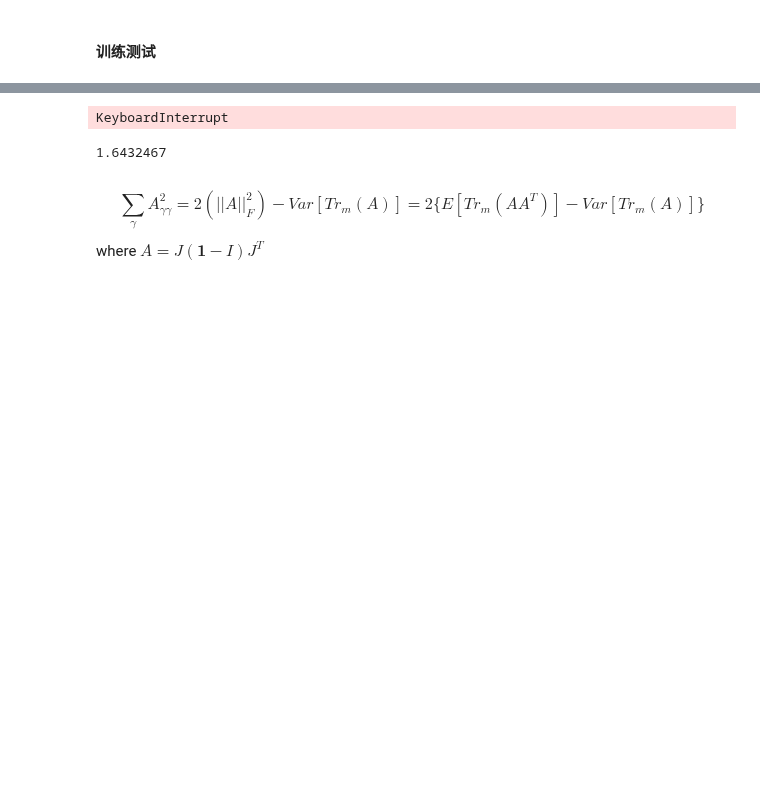
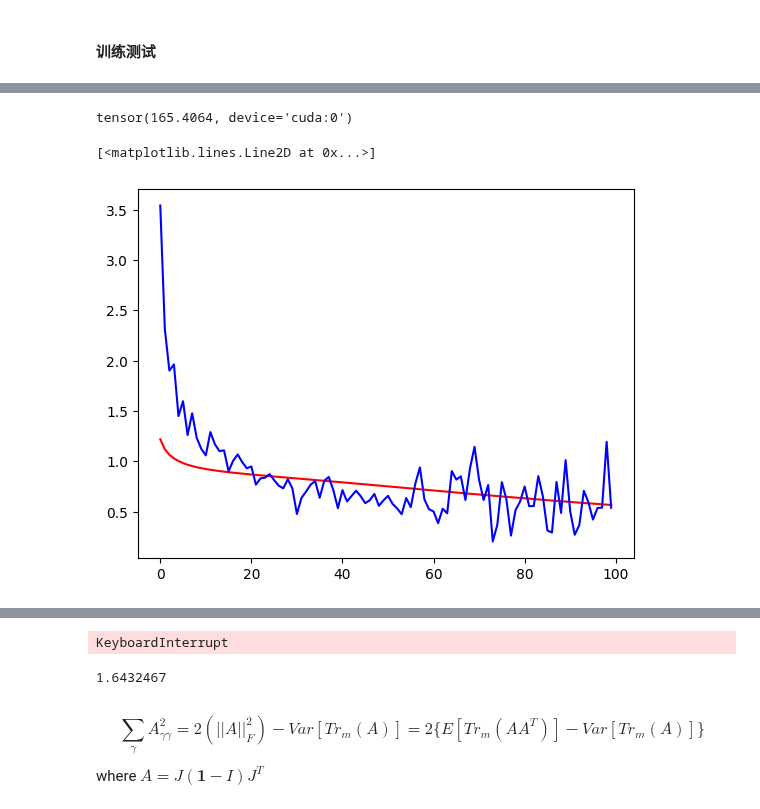
Before and after one commit to veya2ztn/Seq2SeqAutoregressiveModel, a Jupyter notebook: Jacobian与Hessian.ipynb, the cells around one changed output, grey strips where cells are left out. Drawn from its saved outputs; the diff is of its cells as text; code cells hidden in the pictures; blank space fills up the shorter version.

```diff
--- a/Jacobian与Hessian.ipynb
+++ b/Jacobian与Hessian.ipynb
@@ -490,0 +594,53 @@ plt.plot(accues2,'b')
+# %%
+grad_modifier = NGmode_estimate(1,1,100)
+grad_modifier.func_model, params = make_functional(model,disable_autograd_tracking=True)
+grad_modifier.output_shape       = y.shape[1:]
+grad_modifier.Normlization_Term_2(params,x)
+# %% [output]
+tensor(165.4064, device='cuda:0')
+# %%
+from mltool.visualization import *
+from tqdm.notebook import tqdm
+
+B=10
+I=10
+O=30
+class MyModel(torch.nn.Module):
+    def __init__(self, in_chan, out_chan):
+        super().__init__()
+        self.backbone = torch.nn.Linear(in_chan, out_chan,bias=False)
+    def forward(self,x):
+        return self.backbone(x)**2
+model= MyModel(I, O).cuda()
+x    = torch.randn(B, I).cuda()
+y    = torch.randn(B, O).cuda()
+
+optimizer = torch.optim.SGD(model.parameters(),0.1)
+grad_modifier = NGmode_estimate(1,0.01,100)
+grad_modifier.func_model, params = make_functional(model)
+sample_times = 20
+grad_modifier.output_shape = y.shape[1:]
+
+#optimizer = SGD_Nodel(model.parameters(),1)
+#optimzer= torch.optim.Adam(model.parameters())
+
+accues1= []
+accues2= []
+
+#weight_beg = model.backbone.weight.cpu().detach().numpy()
+for _ in tqdm(range(100)):
+    optimizer.zero_grad()
+    # loss = F.mse_loss(model(x),y)
+    # loss.backward()
+    #gradient = model.backbone.weight.grad.cpu().detach().numpy()
+    grad_modifier.backward(model,x,y)
+    accu1,accu2=grad_modifier.inference(model,x,y)
+    optimizer.step()
+    accues1.append(accu1)
+    accues2.append(accu2)
+#weight_end = model.backbone.weight.cpu().detach().numpy()
+plt.plot(accues1,'r')
+plt.plot(accues2,'b')
+# %% [output]
+[<matplotlib.lines.Line2D at 0x...>]
+[figure, added]
```
Also changed, not shown: parts of 27 cells of this notebook, 1 other file.
